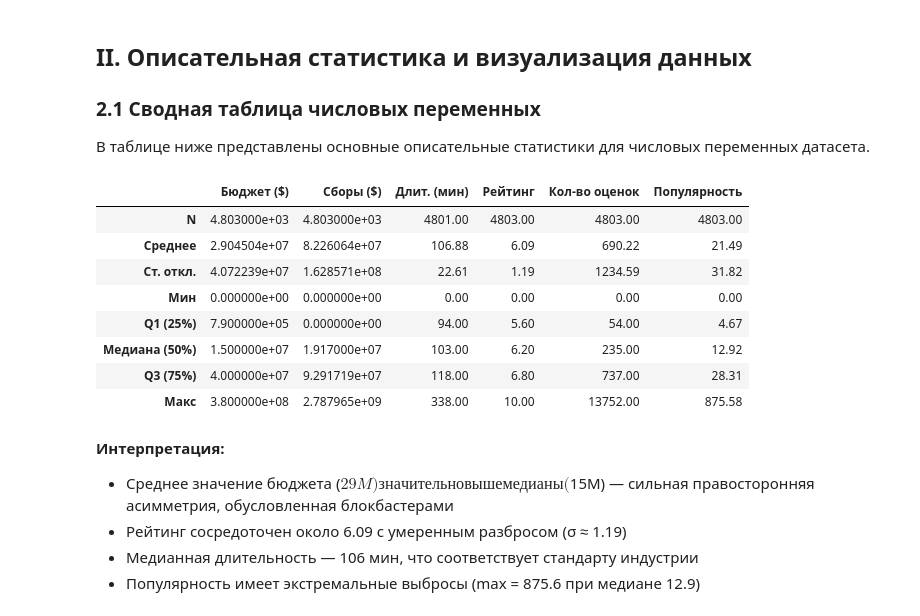
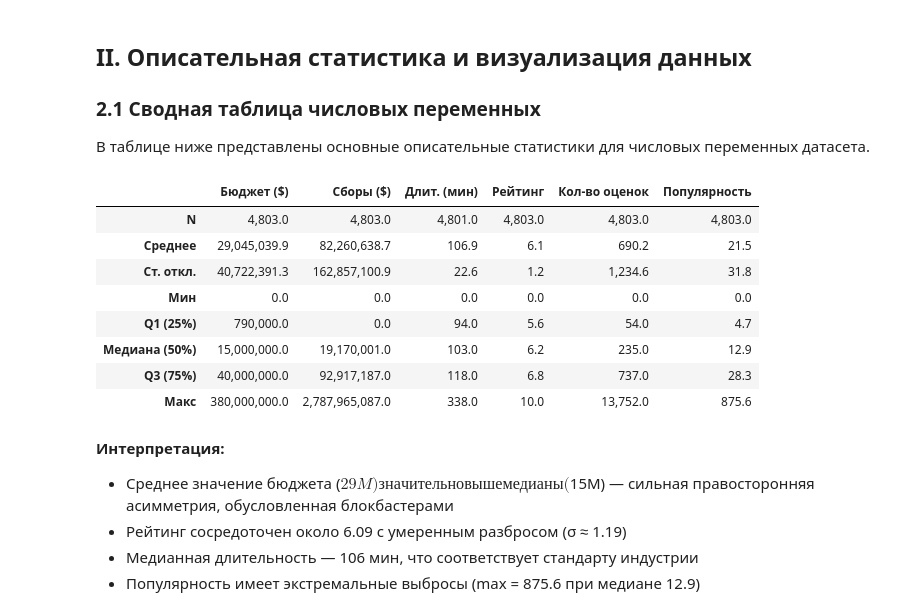
Before and after one commit to GodorojaOxana2004/Metode-Statistice-de-Analiz-a-Datelor, a Jupyter notebook: lab1/msad-lab1.ipynb, the cells around one changed output. Saved outputs shown, nothing was run; the diff lists cells and outputs as text; code cells hidden in the pictures.

```diff
--- a/lab1/msad-lab1.ipynb
+++ b/lab1/msad-lab1.ipynb
@@ -73,20 +102,23 @@ print(f"✅ Уникальных языков:                {df['original_lang
 
 В таблице ниже представлены основные описательные статистики для числовых переменных датасета.
 # %%
-stats = df[['budget', 'revenue', 'runtime', 'vote_average', 'vote_count', 'popularity']].describe().round(2)
+stats = df[['budget', 'revenue', 'runtime', 'vote_average', 'vote_count', 'popularity']].describe().round(1)
 stats.index = ['N', 'Среднее', 'Ст. откл.', 'Мин', 'Q1 (25%)', 'Медиана (50%)', 'Q3 (75%)', 'Макс']
 stats.columns = ['Бюджет ($)', 'Сборы ($)', 'Длит. (мин)', 'Рейтинг', 'Кол-во оценок', 'Популярность']
+
+# Отключаем научную нотацию
+pd.options.display.float_format = '{:,.1f}'.format
 stats
 # %% [output]
 |  | Бюджет ($) | Сборы ($) | Длит. (мин) | Рейтинг | Кол-во оценок | Популярность |
-| N | 4.803000e+03 | 4.803000e+03 | 4801.00 | 4803.00 | 4803.00 | 4803.00 |
-| Среднее | 2.904504e+07 | 8.226064e+07 | 106.88 | 6.09 | 690.22 | 21.49 |
-| Ст. откл. | 4.072239e+07 | 1.628571e+08 | 22.61 | 1.19 | 1234.59 | 31.82 |
-| Мин | 0.000000e+00 | 0.000000e+00 | 0.00 | 0.00 | 0.00 | 0.00 |
-| Q1 (25%) | 7.900000e+05 | 0.000000e+00 | 94.00 | 5.60 | 54.00 | 4.67 |
-| Медиана (50%) | 1.500000e+07 | 1.917000e+07 | 103.00 | 6.20 | 235.00 | 12.92 |
-| Q3 (75%) | 4.000000e+07 | 9.291719e+07 | 118.00 | 6.80 | 737.00 | 28.31 |
-| Макс | 3.800000e+08 | 2.787965e+09 | 338.00 | 10.00 | 13752.00 | 875.58 |
+| N | 4,803.0 | 4,803.0 | 4,801.0 | 4,803.0 | 4,803.0 | 4,803.0 |
+| Среднее | 29,045,039.9 | 82,260,638.7 | 106.9 | 6.1 | 690.2 | 21.5 |
+| Ст. откл. | 40,722,391.3 | 162,857,100.9 | 22.6 | 1.2 | 1,234.6 | 31.8 |
+| Мин | 0.0 | 0.0 | 0.0 | 0.0 | 0.0 | 0.0 |
+| Q1 (25%) | 790,000.0 | 0.0 | 94.0 | 5.6 | 54.0 | 4.7 |
+| Медиана (50%) | 15,000,000.0 | 19,170,001.0 | 103.0 | 6.2 | 235.0 | 12.9 |
+| Q3 (75%) | 40,000,000.0 | 92,917,187.0 | 118.0 | 6.8 | 737.0 | 28.3 |
+| Макс | 380,000,000.0 | 2,787,965,087.0 | 338.0 | 10.0 | 13,752.0 | 875.6 |
 # %% [markdown]
 **Интерпретация:**
 - Среднее значение бюджета ($29M) значительно выше медианы ($15M) — сильная правосторонняя асимметрия, обусловленная блокбастерами
```
Also changed, not shown: parts of 14 cells of this notebook.
